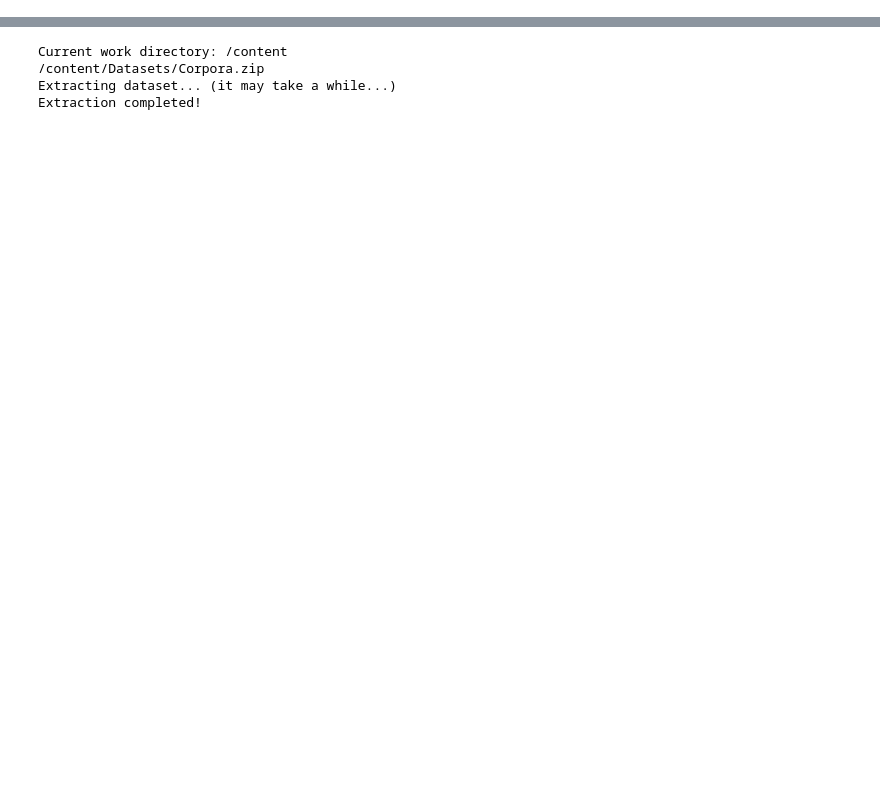
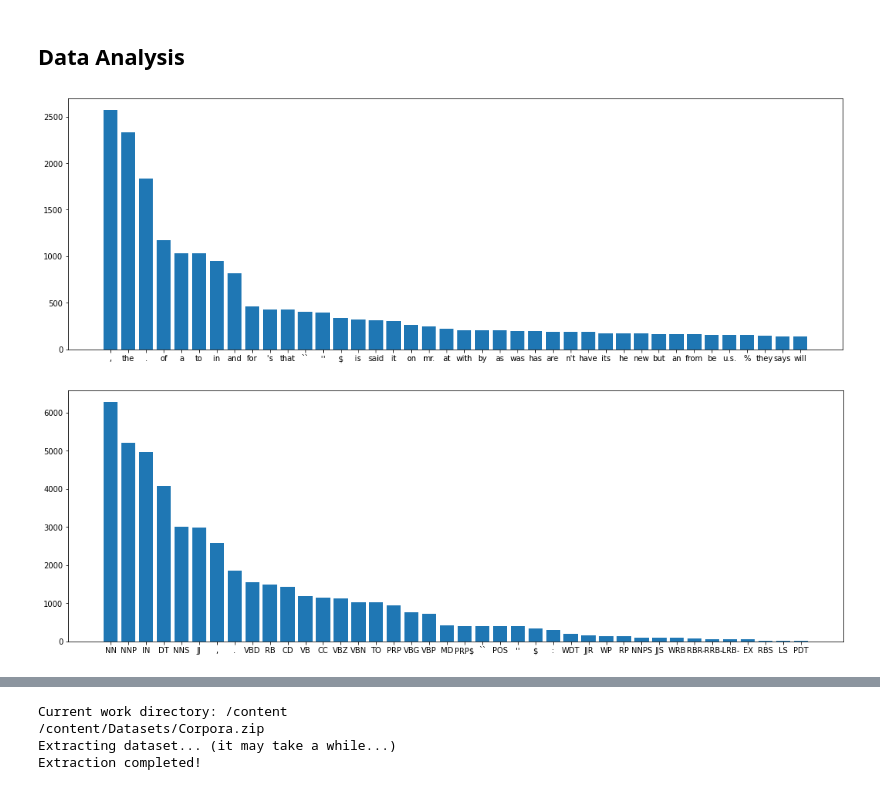
Before and after one commit to DanieleBaiocco/IPCV_assignment1, a Jupyter notebook: Assignment1.ipynb, the cells around one changed output, grey strips where cells are left out. Saved outputs shown, nothing was run; the diff lists cells and outputs as text; code cells hidden in the pictures; blank space fills up the shorter version.

```diff
--- a/Assignment1.ipynb
+++ b/Assignment1.ipynb
@@ -2,0 +117,3 @@
+# %%
+url = "https://raw.githubusercontent.com/nltk/nltk_data/gh-pages/packages/corpora/dependency_treebank.zip"
+data = Dataset(url = url)
@@ -2,0 +123,37 @@
+# %% [markdown]
+## Data Analysis
+# %%
+from collections import Counter
+from collections import defaultdict
+import seaborn as sns
+
+def create_corpus(data):
+    words = []
+    labels = []
+    for sentence in data:
+        for word in sentence:
+            words.append(word[0])
+            labels.append(word[1])
+    return words, labels
+
+words, labels = create_corpus(data.train_list)
+
+def plot_counts(data, results_num: int):
+    dic=defaultdict(int)
+    for word in data:
+        dic[word]+=1
+
+    top=sorted(dic.items(), key=lambda x:x[1],reverse=True)[:results_num]
+    figure = plt.figure()
+    plt.rcParams['figure.figsize'] = (18.0, 6.0)
+    plt.xlabel = 'Words'
+    plt.ylabel = 'Count of occurencies in dataset'
+    x,y=zip(*top)
+    plt.bar(x,y, label = 'Count of occurencies in dataset')
+    figure.show()
+
+plot_counts(words, 40)
+plot_counts(labels, 40)
+# %% [output]
+[figure, added]
+[figure, added]
```
Also changed, not shown: parts of 26 cells of this notebook.
